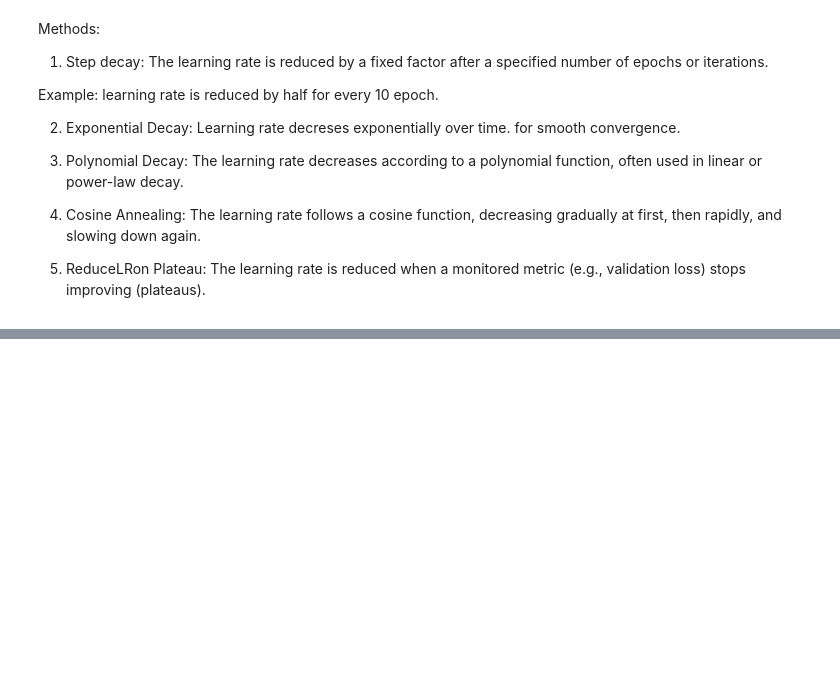
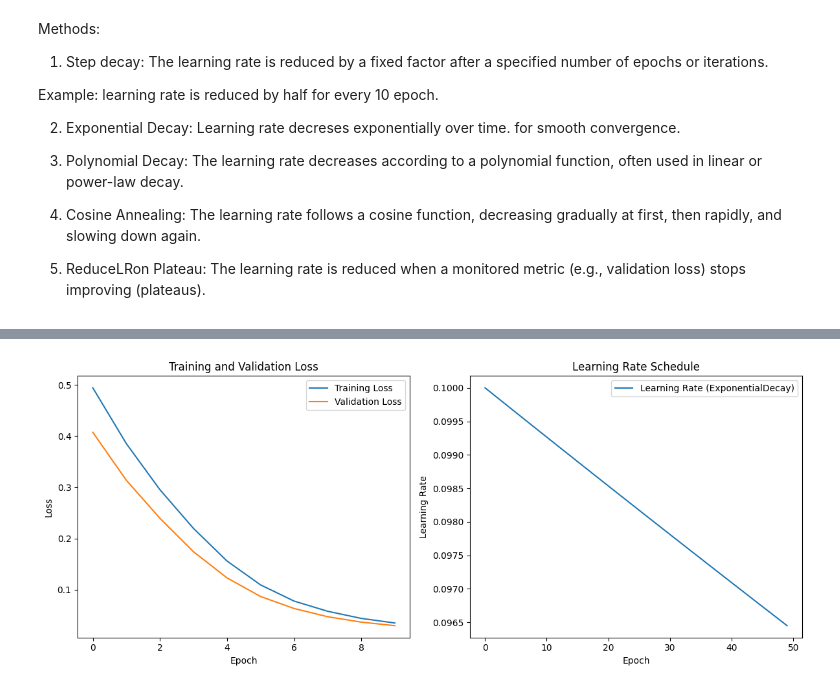
Before and after one commit to chayan141/nlp-playlist, a Jupyter notebook: NLP_Transformer.ipynb, the cells around one changed output, grey strips where cells are left out. Drawn from its saved outputs; the diff is of its cells as text; code cells hidden in the pictures; blank space fills up the shorter version.

```diff
--- a/NLP_Transformer.ipynb
+++ b/NLP_Transformer.ipynb
@@ -37,0 +75,3 @@ import pandas as pd
+# %%
+# Define optimizer with the schedule
+optimizer = SGD(learning_rate=lr_schedule)
@@ -37,0 +87,7 @@ import pandas as pd
+# %%
+# Optional: CSVLogger to track learning rate and metrics
+csv_logger = CSVLogger('training_log.csv')
+# %%
+# Compile the model
+model.compile(optimizer=optimizer, loss='binary_crossentropy', metrics=['accuracy'])
+model.summary()
@@ -37,0 +108,10 @@ import pandas as pd
+# %%
+# Train the model
+history = model.fit(
+    X_train, y_train,
+    validation_data=(X_val, y_val),
+    epochs=10,
+    batch_size=16,
+    callbacks=[reduce_lr, csv_logger],
+    verbose=1
+)
@@ -37,0 +139,38 @@ import pandas as pd
+# %%
+# Function to compute learning rate for ExponentialDecay
+def get_lr_for_epoch(epoch, steps_per_epoch, initial_lr=0.1, decay_steps=1000, decay_rate=0.9):
+    steps = epoch * steps_per_epoch
+    lr = initial_lr * (decay_rate ** (steps / decay_steps))
+    return lr
+
+# Calculate steps per epoch
+steps_per_epoch = len(X_train) // 16  # batch_size = 16
+
+# Generate learning rates for plotting
+epochs = range(50)
+lrs = [get_lr_for_epoch(e, steps_per_epoch) for e in epochs]
+
+# Plot loss and learning rate
+plt.figure(figsize=(12, 5))
+
+# Plot training and validation loss
+plt.subplot(1, 2, 1)
+plt.plot(history.history['loss'], label='Training Loss')
+plt.plot(history.history['val_loss'], label='Validation Loss')
+plt.title('Training and Validation Loss')
+plt.xlabel('Epoch')
+plt.ylabel('Loss')
+plt.legend()
+
+# Plot learning rate
+plt.subplot(1, 2, 2)
+plt.plot(epochs, lrs, label='Learning Rate (ExponentialDecay)')
+plt.title('Learning Rate Schedule')
+plt.xlabel('Epoch')
+plt.ylabel('Learning Rate')
+plt.legend()
+
+plt.tight_layout()
+plt.show()
+# %% [output]
+[figure, added]
```
Also changed, not shown: parts of 7 cells of this notebook.
